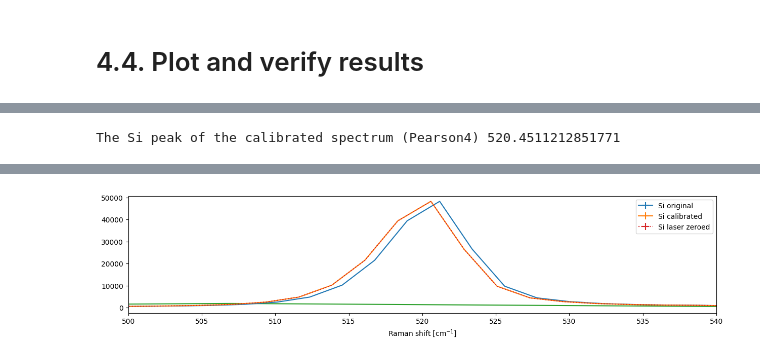
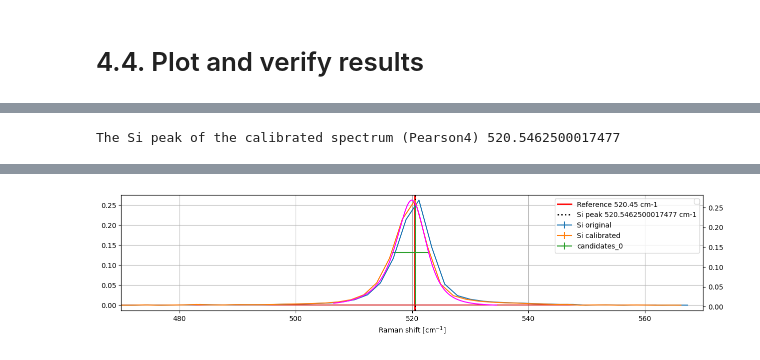
Before and after one commit to h2020charisma/ramanchada2, a Jupyter notebook: examples/publication/demo.ipynb, the cells around one changed output, grey strips where cells are left out. Saved outputs shown, nothing was run; the diff lists cells and outputs as text; code cells hidden in the pictures.

```diff
--- a/examples/publication/demo.ipynb
+++ b/examples/publication/demo.ipynb
@@ -45,12 +45,22 @@ spe_sil = rc2.spectrum.from_test_spe(
             sample=["S0B"], provider=[provider], device=[device], OP=[optical_path], laser_wl=[str(laser_wl)]
         )
 
+_crop = 50  # this may affect Pearson4 fitting quality
 spe_sil = spe_sil.trim_axes(
-            method="x-axis", boundaries=(max(100, 520.45 - 200), 520.45 + 200)
+            method="x-axis", boundaries=(max(100, 520.45 - _crop), 520.45 + _crop)
         ).subtract_baseline_rc1_snip(niter= 40)
+
+normalize_strategy = "unity" # None
+if normalize_strategy is not None:
+    spe_neon = spe_neon.normalize(strategy=normalize_strategy)
+    spe_sil = spe_sil.normalize(strategy=normalize_strategy)
 
 # Plot spectra
 fig, (ax1,ax2) = plt.subplots(1,2,figsize=(12,3))
 spe_neon.plot(label='Ne',ax=ax1)
 spe_sil.plot(label="Si",ax=ax2)
+ax2.grid()
+ax1.grid()
+ax1.set_xlabel('Raman shift [cm$^{-1}$]')
+ax2.set_xlabel('Raman shift [cm$^{-1}$]')
 # %% [output]
@@ -403,22 +415,31 @@ The Si peak of the calibrated spectrum (Gaussian) 520.1362934879866
+# %%
+# let's check the Si peak with Pearson4 profile
+si_peak = 520.45
+spe_sil_calibrated = calmodel1.apply_calibration_x(spe_sil)
+_w = 50
+spe_test = spe_sil_calibrated.trim_axes(method='x-axis',boundaries=(si_peak-_w,si_peak+_w))
+fitres, cand = find_peaks(spe_test,profile="Pearson4",vary_baseline=True)
 # %%
+# plot
+df = fitres.to_dataframe_peaks().sort_values(by="height",ascending=False)
+print("The Si peak of the calibrated spectrum (Pearson4)", df.iloc[0]["center"])
+
 fig, ax1 = plt.subplots(1,1,figsize=(15,3))
 
 spe_sil.plot(label="Si original",ax=ax1)
 spe_sil_calibrated = calmodel1.apply_calibration_x(spe_sil)
 spe_sil_calibrated.plot(ax=ax1,label="Si calibrated")
 ax1.set_xlabel('Raman shift [cm$^{-1}$]')
-ax1.set_xlim(520-20,520+20)
-ax.axvline(x=520.45, color='red', linestyle='-', linewidth=2, label="Reference 520.45 cm-1")
-spe_test = spe_sil_calibrated #.trim_axes(method='x-axis',boundaries=(si_peak-50,si_peak+50))
-fitres = find_peaks(spe_test,profile="Pearson4")
+ax1.set_xlim(520-50,520+50)
+# ax1.set_xlim(300, max(spe_sil.x))
+ax1.axvline(x=520.45, color='red', linestyle='-', linewidth=2, label="Reference 520.45 cm-1")
 
-fitres.plot(ax=ax1,label="fit res")
-spe_test.plot(ax=ax1,label="Si laser zeroed", fmt=":")
-df = fitres.to_dataframe_peaks().sort_values(by="height",ascending=False)
-
-
-print("The Si peak of the calibrated spectrum (Pearson4)", df.iloc[0]["center"])
-df.head()
+ax1.axvline(x=df.iloc[0]["center"], color='black', linestyle=':', linewidth=2, label="Si peak {} cm-1".format(df.iloc[0]["center"]))
+cand.plot(ax=ax1,label="candidates")
+fitres.plot(ax=ax1.twinx(),label="fit res",color="magenta")
+ax1.legend()
+ax1.grid()
+df
 # %% [output]
-The Si peak of the calibrated spectrum (Pearson4) 520.4511212851771
+The Si peak of the calibrated spectrum (Pearson4) 520.5462500017477
 |  | amplitude | amplitude_stderr | center | center_stderr | sigma | sigma_stderr | expon | expon_stderr | ... |
@@ -430 +447 @@ The Si peak of the calibrated spectrum (Pearson4) 520.4511212851771
-[figure, old version]
+[figure, new version]
```
Also changed, not shown: parts of 19 cells of this notebook.
